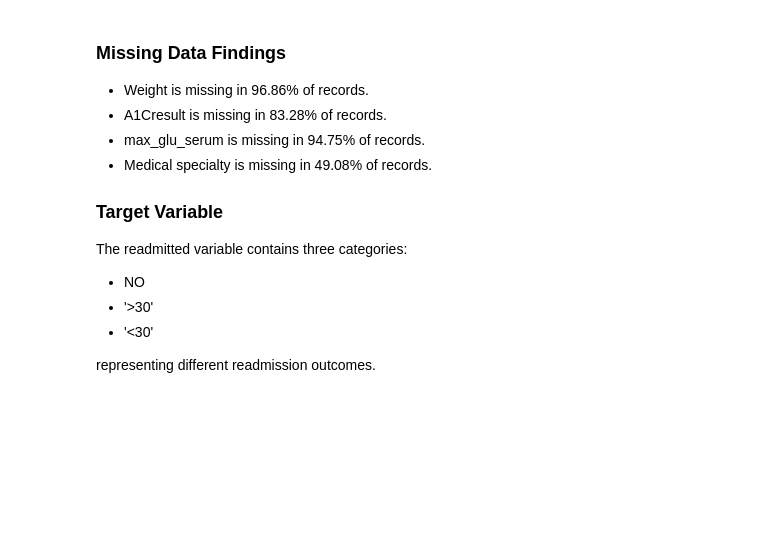
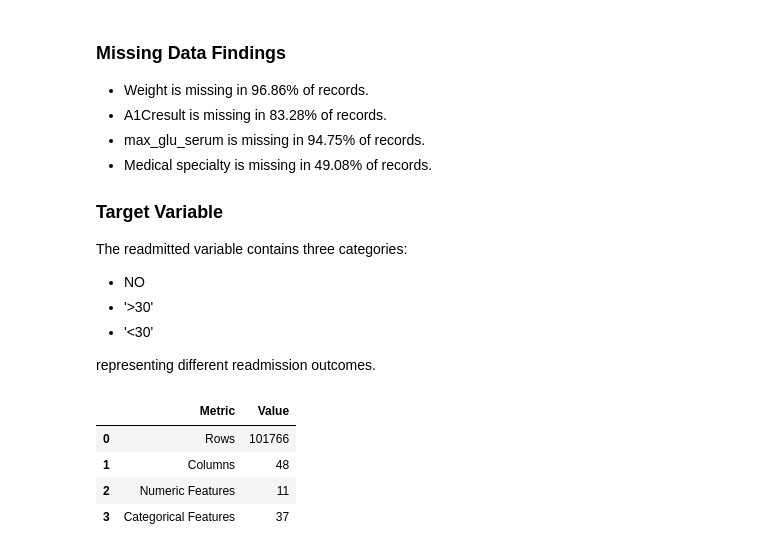
Before and after one commit to Angelinamoses/clinical-readmission-analytics, a Jupyter notebook: notebooks/01_data_acquisition.ipynb, the cells around one changed output. Cells and saved outputs as stored; diff of their text form; code cells hidden in the pictures; blank space fills up the shorter version.

Commit message:
Add summary table and analyst notes to data acquisition notebook; create missing value summary CSV

```diff
--- a/notebooks/01_data_acquisition.ipynb
+++ b/notebooks/01_data_acquisition.ipynb
@@ -331,3 +331,28 @@ The readmitted variable contains three categories:
 - '<30'
 
 representing different readmission outcomes.
+# %%
+# summary table
+
+summary = pd.DataFrame({
+    "Metric": [
+        "Rows",
+        "Columns",
+        "Numeric Features",
+        "Categorical Features"
+    ],
+    "Value": [
+        df.shape[0],
+        df.shape[1],
+        len(df.select_dtypes(include="number").columns),
+        len(df.select_dtypes(include="object").columns)
+    ]
+})
+
+summary
+# %% [output]
+|  | Metric | Value |
+| 0 | Rows | 101766 |
+| 1 | Columns | 48 |
+| 2 | Numeric Features | 11 |
+| 3 | Categorical Features | 37 |
```
Also changed, not shown: parts of 4 cells of this notebook, 1 other file.
